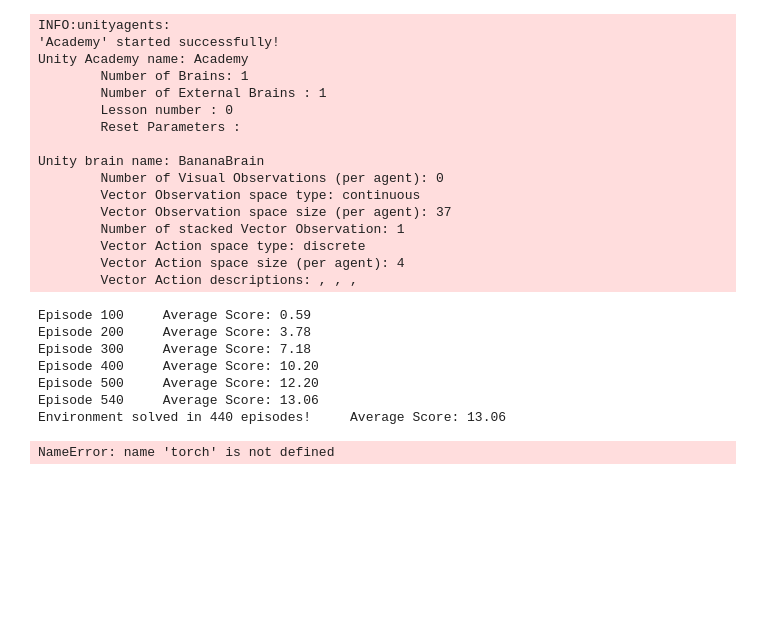
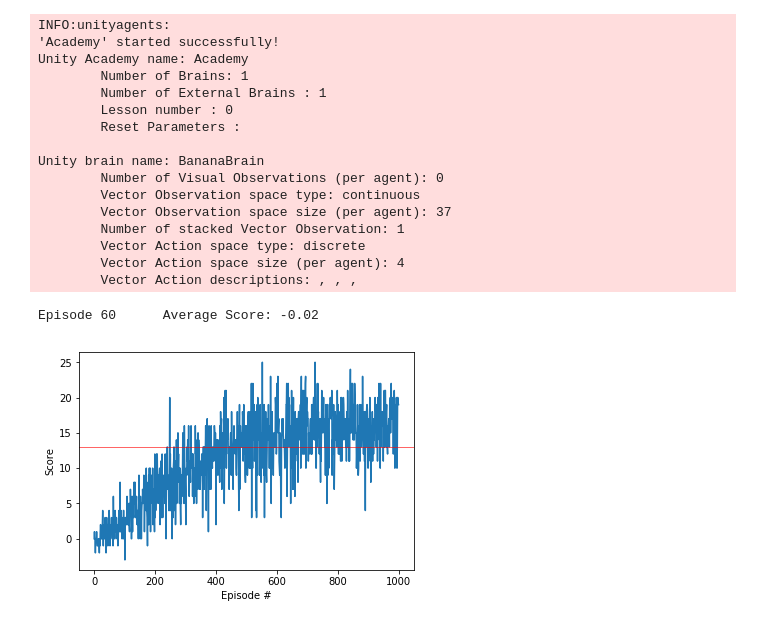
Before and after one commit to theune32/drlnd, a Jupyter notebook: Navigation.ipynb, the cells around one changed output. Saved outputs shown, nothing was run; the diff lists cells and outputs as text; code cells hidden in the pictures; blank space fills up the shorter version.

Commit message:
small updates and changes to the plotting

```diff
--- a/Navigation.ipynb
+++ b/Navigation.ipynb
@@ -149,10 +149,11 @@ Unity brain name: BananaBrain
 # %%
 from collections import deque
 from agent_dqn import Agent
+import torch
 import matplotlib.pyplot as plt
 agent = Agent(state_size=37, action_size=4, seed=0)
 
-def dqn(n_episodes=2000, max_t=1000, eps_start=1.0, eps_end=0.01, eps_decay=0.995):
+def dqn(n_episodes=1000, max_t=1000, eps_start=1.0, eps_end=0.01, eps_decay=0.995):
     """Deep Q-Learning.
     Params
     ======
@@ -166,7 +167,7 @@ def dqn(n_episodes=2000, max_t=1000, eps_start=1.0, eps_end=0.01, eps_decay=0.99
     scores_window = deque(maxlen=100) # last 100 scores
     eps = eps_start # initialize epsilon
     for i_episode in range(1, n_episodes+1):
-        env_info = env.reset(train_mode=True)[brain_name]
+        env_info = env.reset(train_mode=True)[brain_name] # reset the environemnt and train
         state = env_info.vector_observations[0]
         score = 0
         for t in range(max_t):
@@ -186,26 +187,23 @@ def dqn(n_episodes=2000, max_t=1000, eps_start=1.0, eps_end=0.01, eps_decay=0.99
         print('\rEpisode {}\tAverage Score: {:.2f}'.format(i_episode, np.mean(scores_window)), end="")
         if i_episode % 100 == 0:
             print('\rEpisode {}\tAverage Score: {:.2f}'.format(i_episode, np.mean(scores_window)))
-        if np.mean(scores_window)>=13.0:
+        if np.mean(scores_window)>=13.0: # save the network as soon as it passes the test
             print('\nEnvironment solved in {:d} episodes!\tAverage Score: {:.2f}'.format(i_episode, np.mean(scores_window)))
             torch.save(agent.qnetwork_local.state_dict(), 'checkpoint.pth')
             break
     return scores
 
 scores = dqn()
-# plot the scores
-fig = plt.figure()
-ax = fig.add_subplot(111)
-plt.plot(np.arange(len(scores)), scores)
-plt.ylabel('Score')
-plt.xlabel('Episode #')
-plt.show()
 # %% [output]
-Episode 100     Average Score: 0.59
-Episode 200     Average Score: 3.78
-Episode 300     Average Score: 7.18
-Episode 400     Average Score: 10.20
-Episode 500     Average Score: 12.20
-Episode 540     Average Score: 13.06
-Environment solved in 440 episodes!     Average Score: 13.06
+Episode 60      Average Score: -0.02
-NameError: name 'torch' is not defined
+# %%
+# plot the figure for the last run
+fig = plt.figure()
+ax = fig.add_subplot(111)
+plt.plot(np.arange(len(scores)), scores)
+plt.ylabel('Score')
+plt.xlabel('Episode #')
+plt.axhline(y=13.0, color='r', linewidth=0.6)
+plt.show()
+# %% [output]
+[figure, added]
```
Also changed, not shown: 1 other file.
